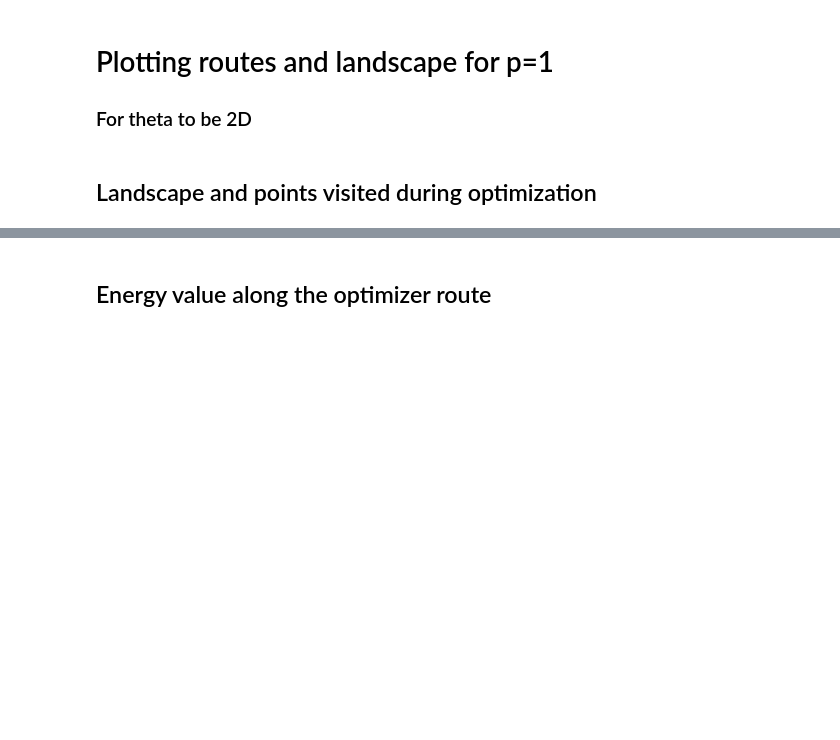
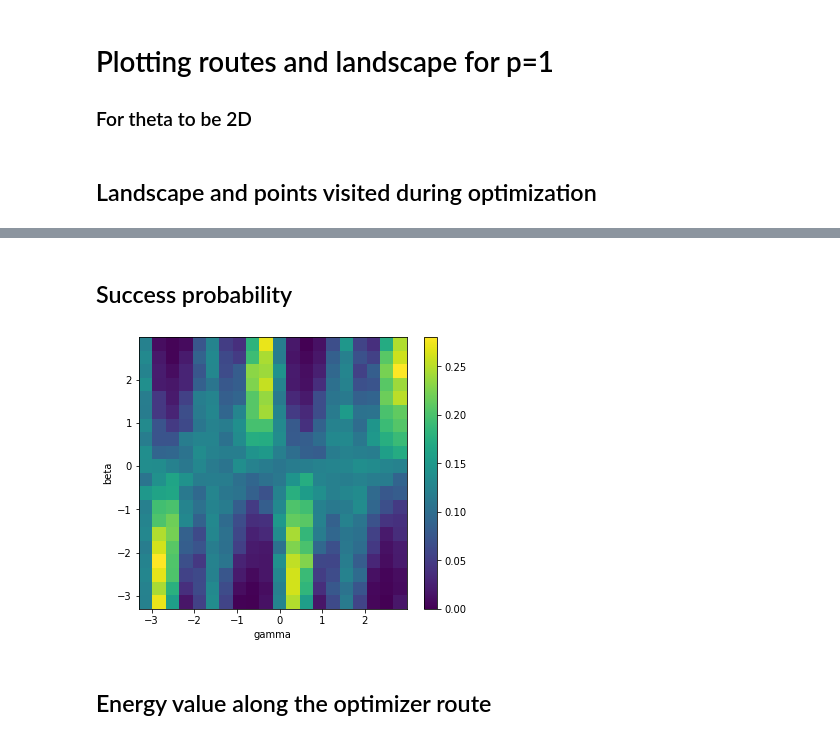
Before and after one commit to zentas/qaoa, a Jupyter notebook: Main.ipynb, the cells around one changed output, grey strips where cells are left out. Cells and saved outputs as stored; diff of their text form; code cells hidden in the pictures; blank space fills up the shorter version.

Commit message:
success probability

```diff
--- a/Main.ipynb
+++ b/Main.ipynb
@@ -49,3 +49,12 @@ plot_utils.plot_energy_landscape(landscape, pathing)
+# %% [markdown]
+## Success probability
+# %%
+prob_function = small_p_experiment.get_success_probability(model)
+probability = plot_utils.compute_energy_landscape(prob_function, grid=(N,N))
+# %%
+plot_utils.plot_energy_landscape(probability)
+# %% [output]
+[figure, added]
 # %% [markdown]
 ## Energy value along the optimizer route
 # %%
```
Also changed, not shown: parts of 3 cells of this notebook, 1 other file.
